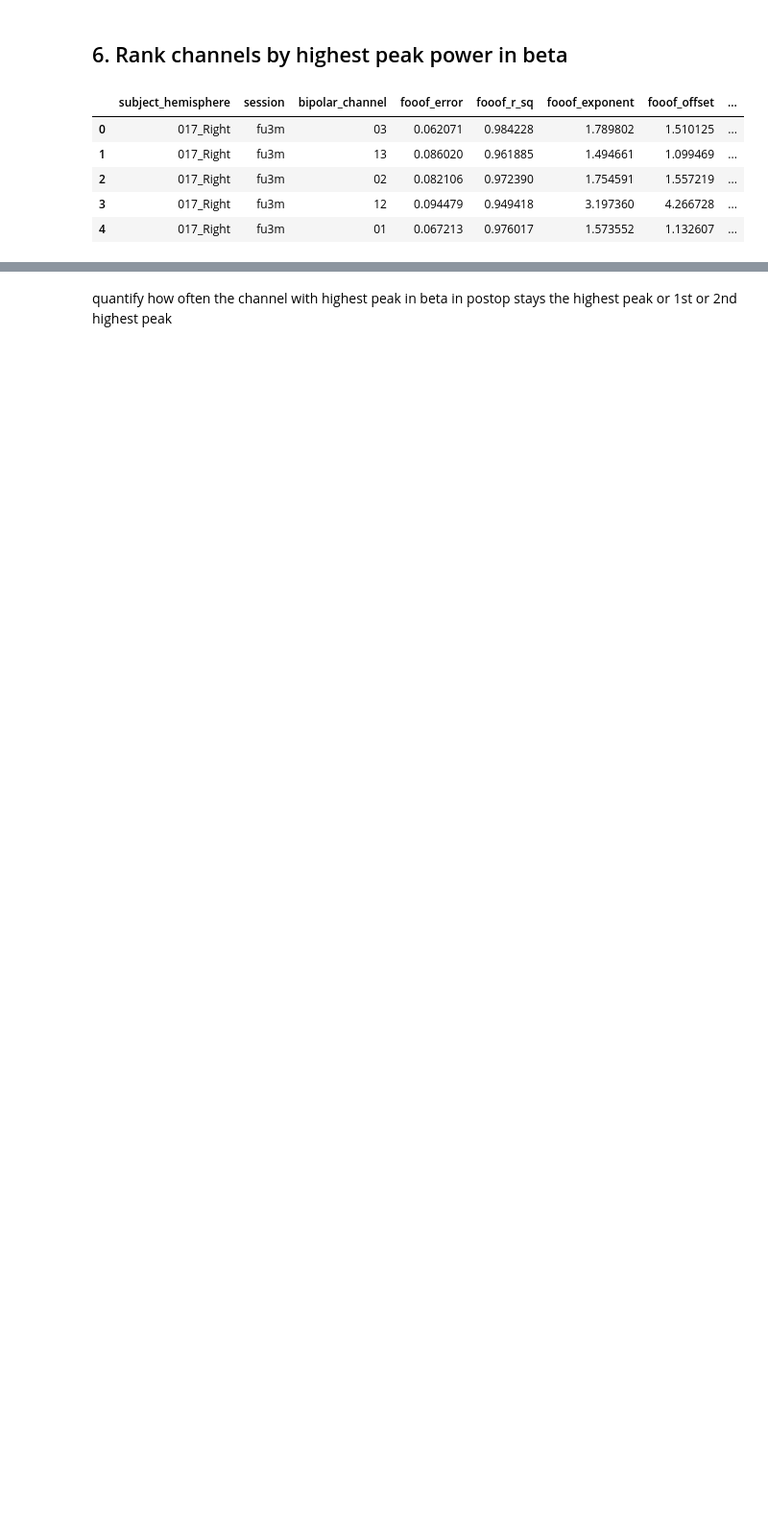
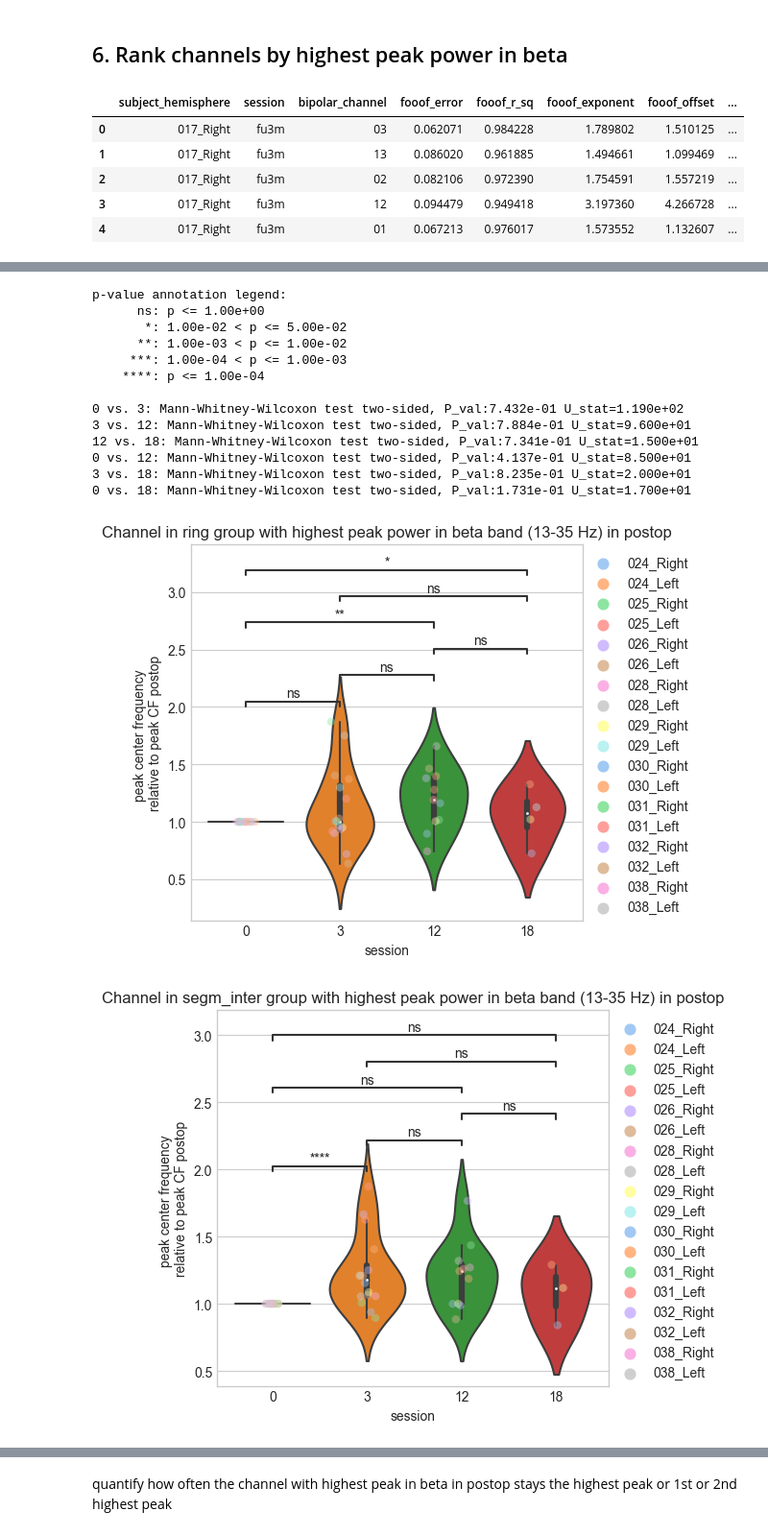
Before and after one commit to JKBehnke/BetaSenSightLongterm, a Jupyter notebook: notebooks/fooof_playground.ipynb, the cells around one changed output, grey strips where cells are left out. Shown at 96% size. Drawn from its saved outputs; the diff is of its cells as text; code cells hidden in the pictures; blank space fills up the shorter version.

Commit message:
fooof highest beta peak  postop analysis over time

```diff
--- a/notebooks/fooof_playground.ipynb
+++ b/notebooks/fooof_playground.ipynb
@@ -1405,0 +1358,2 @@ stn_group_postop_df_copy
+# %%
+normalized_peak_power = fooof_fit.fooof_rank1_postop_beta_peak()
@@ -1407,0 +1371,55 @@ analyze only the channels with highest peak power over time, normalize peak powe
+# %%
+# replace session names by integers: 0, 3, 12, 18
+normalized_peak_power["session"] = normalized_peak_power["session"].replace({"postop":0, "fu3m":3, "fu12m":12, "fu18m":18})
+# %%
+stn_unique = list(normalized_peak_power.subject_hemisphere.unique())
+sessions = [0, 3, 12, 18]
+channel_groups = ["ring", "segm_inter", "segm_intra"]
+
+# plot for each channel group seperately
+for group in channel_groups:
+
+    if group == "ring":
+        channel_list = ["01", "12", "23"]
+
+    elif group == "segm_inter":
+        channel_list = ["1A2A", "1B2B", "1C2C"]
+
+    elif group == "segm_intra":
+        channel_list = ["1A1B", "1A1C", "1B1C", "2A2B", "2A2C", "2B2C"]
+
+    # get only the channels within a channel group
+    group_dataframe = normalized_peak_power.loc[normalized_peak_power["bipolar_channel"].isin(channel_list)]
+
+    fig = plt.figure()
+    ax = fig.add_subplot()
+
+    sns.violinplot(data=group_dataframe, x="session", y="peak_cf_rel_to_postop", ax=ax)
+
+    sns.stripplot(
+            data=group_dataframe,
+            x="session",
+            y="peak_cf_rel_to_postop",
+            size=6,
+            alpha=0.4,
+            hue="subject_hemisphere",
+            palette="pastel",
+            ax=ax
+        )
+
+
+    # statistical test: doesn't work if groups have different sample size
+    num_sessions = [0, 3, 12, 18]
+    pairs = list(combinations(num_sessions, 2))
+
+    annotator = Annotator(ax, pairs, data=group_dataframe, x='session', y='peak_cf_rel_to_postop')
+    annotator.configure(test='Mann-Whitney', text_format='star') # or t-test_ind ??
+    annotator.apply_and_annotate()
+
+    plt.title(f"Channel in {group} group with highest peak power in beta band (13-35 Hz) in postop")
+    plt.ylabel("peak center frequency \nrelative to peak CF postop")
+    plt.xlabel("session")
+    plt.legend(loc="upper right", bbox_to_anchor=(1.3, 1.0))
+
+    fig.tight_layout()
+# %% [output]
@@ -1407,0 +1443,15 @@ analyze only the channels with highest peak power over time, normalize peak powe
+p-value annotation legend:
+      ns: p <= 1.00e+00
+       *: 1.00e-02 < p <= 5.00e-02
+      **: 1.00e-03 < p <= 1.00e-02
+     ***: 1.00e-04 < p <= 1.00e-03
+    ****: p <= 1.00e-04
+
+0 vs. 3: Mann-Whitney-Wilcoxon test two-sided, P_val:7.432e-01 U_stat=1.190e+02
+3 vs. 12: Mann-Whitney-Wilcoxon test two-sided, P_val:7.884e-01 U_stat=9.600e+01
+12 vs. 18: Mann-Whitney-Wilcoxon test two-sided, P_val:7.341e-01 U_stat=1.500e+01
+0 vs. 12: Mann-Whitney-Wilcoxon test two-sided, P_val:4.137e-01 U_stat=8.500e+01
+3 vs. 18: Mann-Whitney-Wilcoxon test two-sided, P_val:8.235e-01 U_stat=2.000e+01
+0 vs. 18: Mann-Whitney-Wilcoxon test two-sided, P_val:1.731e-01 U_stat=1.700e+01
+[figure, added]
+[figure, added]
```
Also changed, not shown: parts of 17 cells of this notebook, 2 other files.
